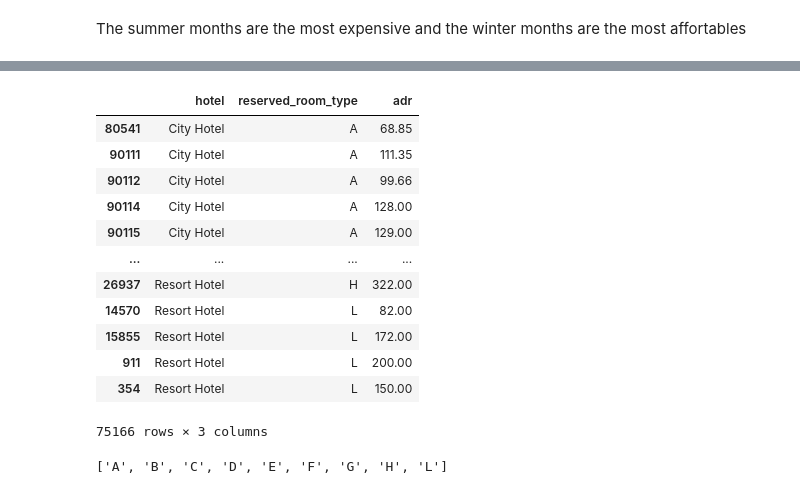
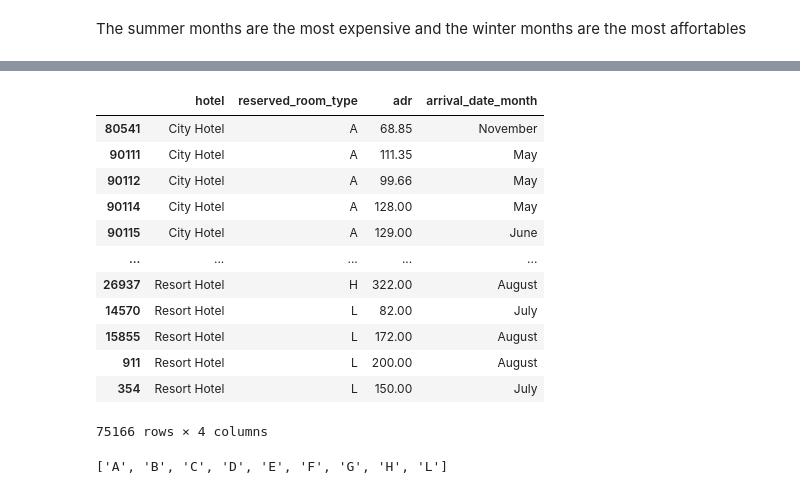
Before and after one commit to carlosmendozaj/Project_Booking_Demand, a Jupyter notebook: Hotel Demand.ipynb, the cells around one changed output, grey strips where cells are left out. Drawn from its saved outputs; the diff is of its cells as text; code cells hidden in the pictures.

```diff
--- a/Hotel Demand.ipynb
+++ b/Hotel Demand.ipynb
@@ -253,21 +258,21 @@ The summer months are the most expensive and the winter months are the most affo
 # %%
 room_purchase_data = clean_purchase_data.loc[clean_purchase_data["is_canceled"]==0]
-room_prices = room_purchase_data[["hotel","reserved_room_type","adr"]].sort_values("reserved_room_type").dropna()
+room_prices = room_purchase_data[["hotel","reserved_room_type","adr","arrival_date_month"]].sort_values("reserved_room_type").dropna()
 room_prices
 # %% [output]
-|  | hotel | reserved_room_type | adr |
-| 80541 | City Hotel | A | 68.85 |
-| 90111 | City Hotel | A | 111.35 |
-| 90112 | City Hotel | A | 99.66 |
-| 90114 | City Hotel | A | 128.00 |
-| 90115 | City Hotel | A | 129.00 |
-| ... | ... | ... | ... |
-| 26937 | Resort Hotel | H | 322.00 |
-| 14570 | Resort Hotel | L | 82.00 |
-| 15855 | Resort Hotel | L | 172.00 |
-| 911 | Resort Hotel | L | 200.00 |
-| 354 | Resort Hotel | L | 150.00 |
+|  | hotel | reserved_room_type | adr | arrival_date_month |
+| 80541 | City Hotel | A | 68.85 | November |
+| 90111 | City Hotel | A | 111.35 | May |
+| 90112 | City Hotel | A | 99.66 | May |
+| 90114 | City Hotel | A | 128.00 | May |
+| 90115 | City Hotel | A | 129.00 | June |
+| ... | ... | ... | ... | ... |
+| 26937 | Resort Hotel | H | 322.00 | August |
+| 14570 | Resort Hotel | L | 82.00 | July |
+| 15855 | Resort Hotel | L | 172.00 | August |
+| 911 | Resort Hotel | L | 200.00 | August |
+| 354 | Resort Hotel | L | 150.00 | July |
-75166 rows × 3 columns
+75166 rows × 4 columns
 # %%
 rooms_type = room_prices["reserved_room_type"].value_counts().index.tolist()
 rooms_type.sort()
```
Also changed, not shown: parts of 35 cells of this notebook, 1 other file.
